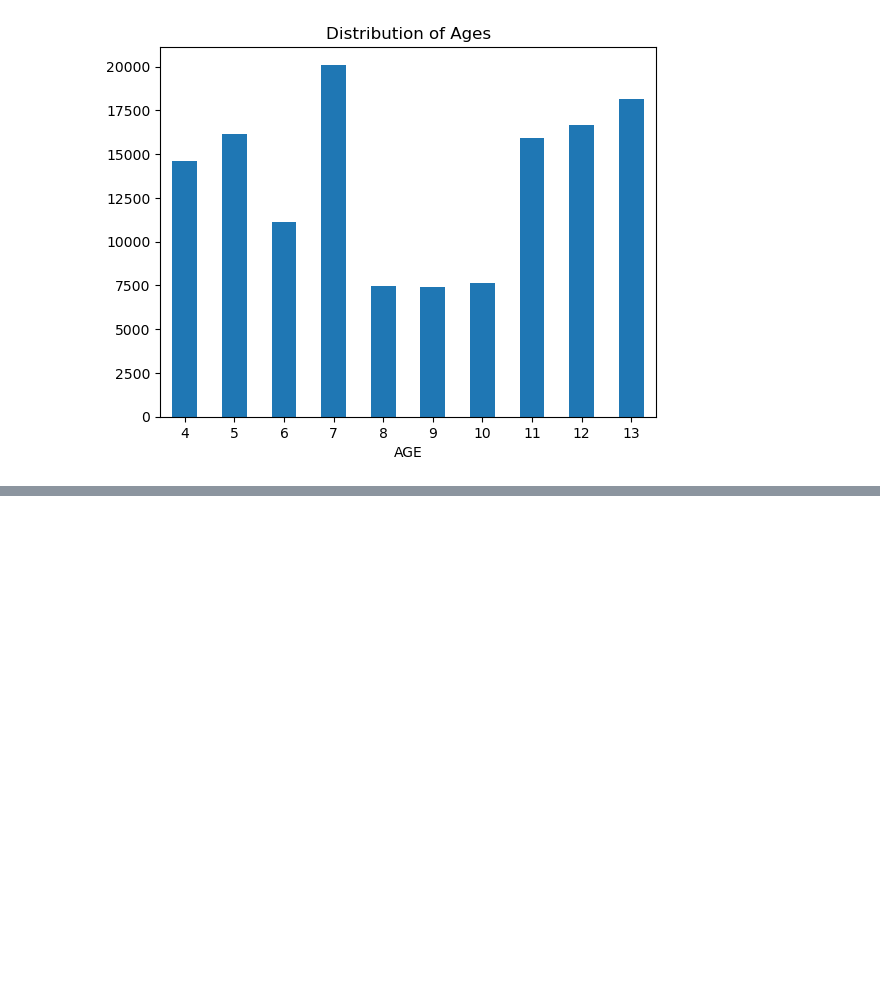
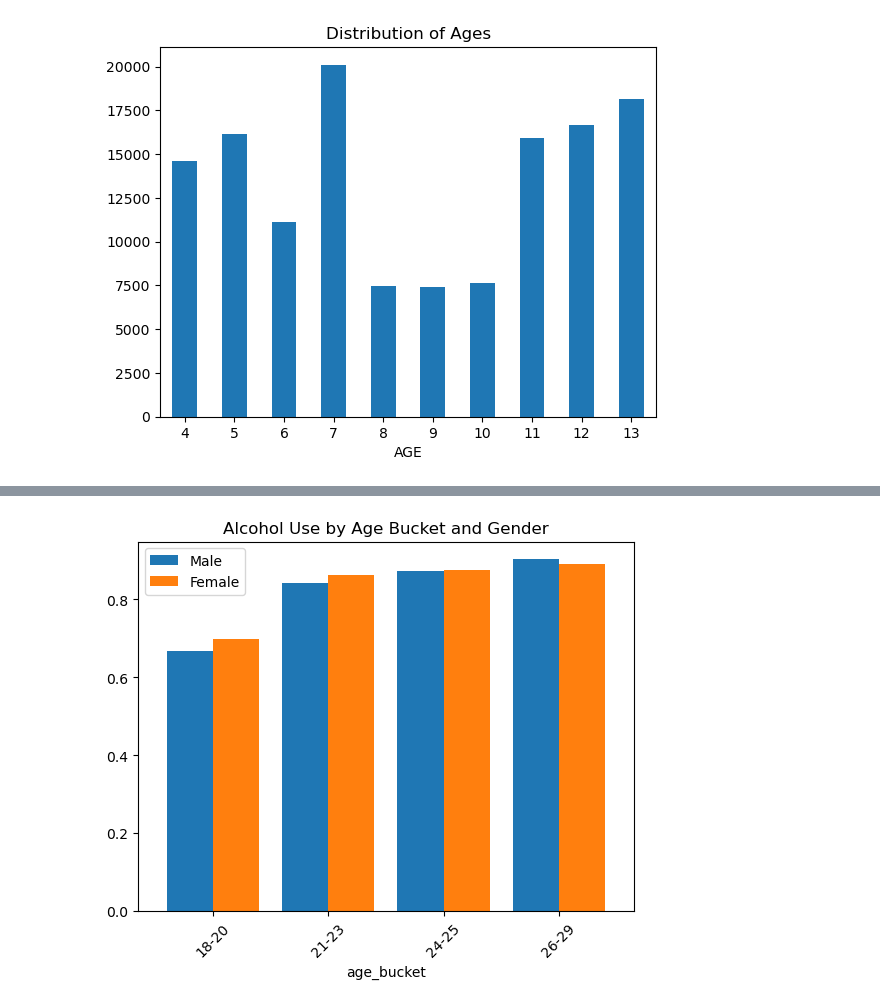
Before and after one commit to ctrimborn12/alcohol-consumption, a Jupyter notebook: analysis_code.ipynb, the cells around one changed output, grey strips where cells are left out. Saved outputs shown, nothing was run; the diff lists cells and outputs as text; code cells hidden in the pictures; blank space fills up the shorter version.

```diff
--- a/analysis_code.ipynb
+++ b/analysis_code.ipynb
@@ -44,0 +92,19 @@ plt.show()
+# %%
+plot_df = (
+    df.groupby(["age_bucket", "IRSEX"])["ALCEVER"]
+    .value_counts(normalize=True)
+    .rename("percent")
+    .reset_index()
+)
+
+plot_df = plot_df[plot_df["ALCEVER"] == 1]
+
+pivot_df = plot_df.pivot(index="age_bucket", columns="IRSEX", values="percent")
+
+pivot_df.plot(kind="bar", width=0.8)
+plt.legend(["Male", "Female"])
+plt.xticks(rotation=45)
+plt.title("Alcohol Use by Age Bucket and Gender")
+plt.show()
+# %% [output]
+[figure, added]
```
Also changed, not shown: parts of 5 cells of this notebook.
